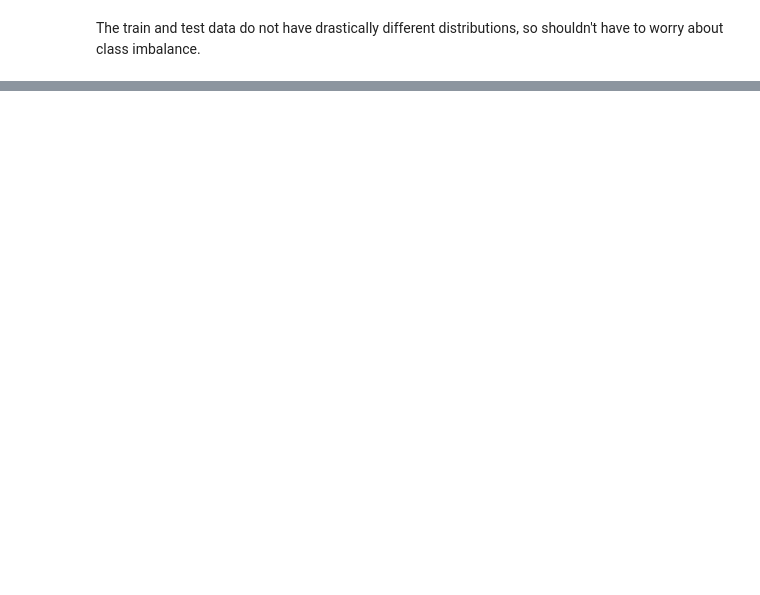
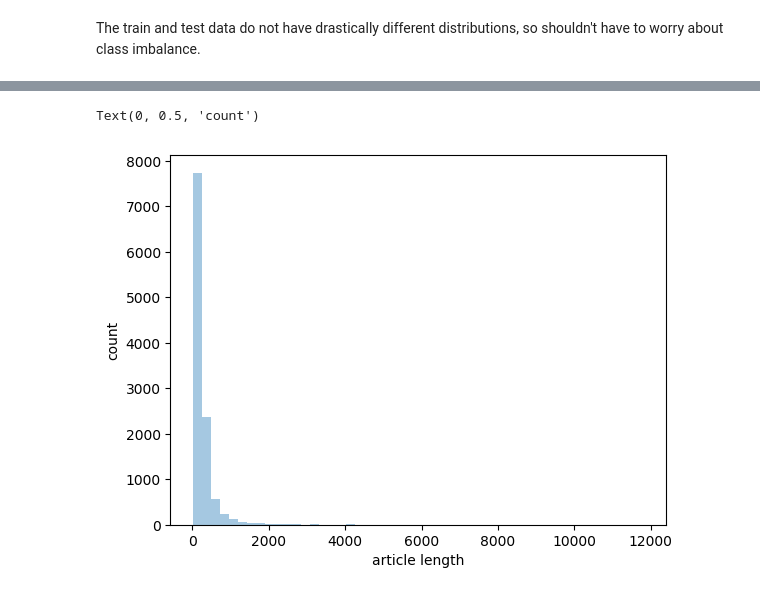
Before and after one commit to itaher1995/CS6120-Term-Project, a Jupyter notebook: data_exploration.ipynb, the cells around one changed output, grey strips where cells are left out. Cells and saved outputs as stored; diff of their text form; code cells hidden in the pictures; blank space fills up the shorter version.

Commit message:
Couple more plots

```diff
--- a/data_exploration.ipynb
+++ b/data_exploration.ipynb
@@ -134,0 +129,7 @@ The train and test data do not have drastically different distributions, so shou
+# %%
+ax = sns.distplot([len(a.split()) for a in train.data], kde=False)
+ax.set_xlabel('article length')
+ax.set_ylabel('count')
+# %% [output]
+Text(0, 0.5, 'count')
+[figure, added]
```
Also changed, not shown: parts of 5 cells of this notebook.
